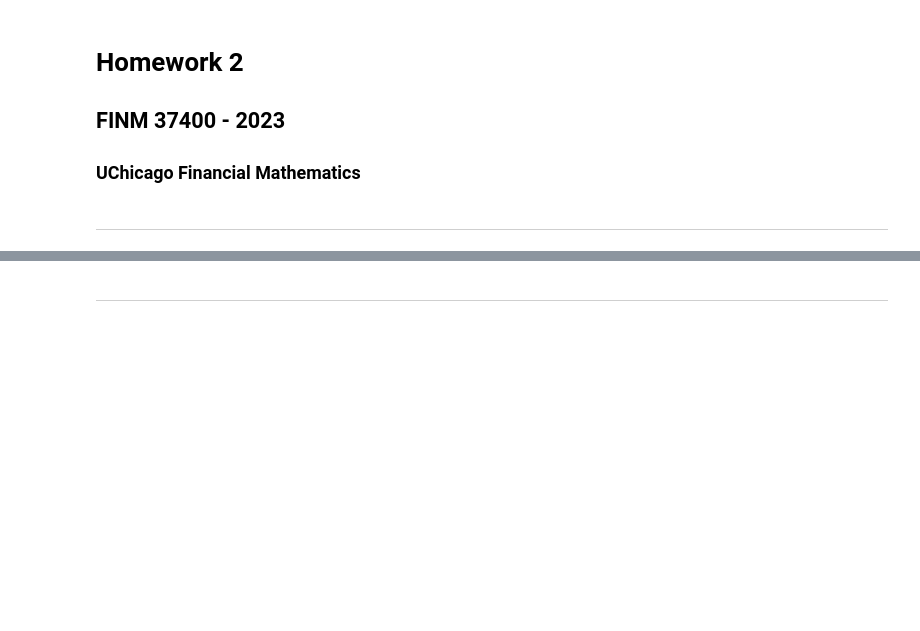
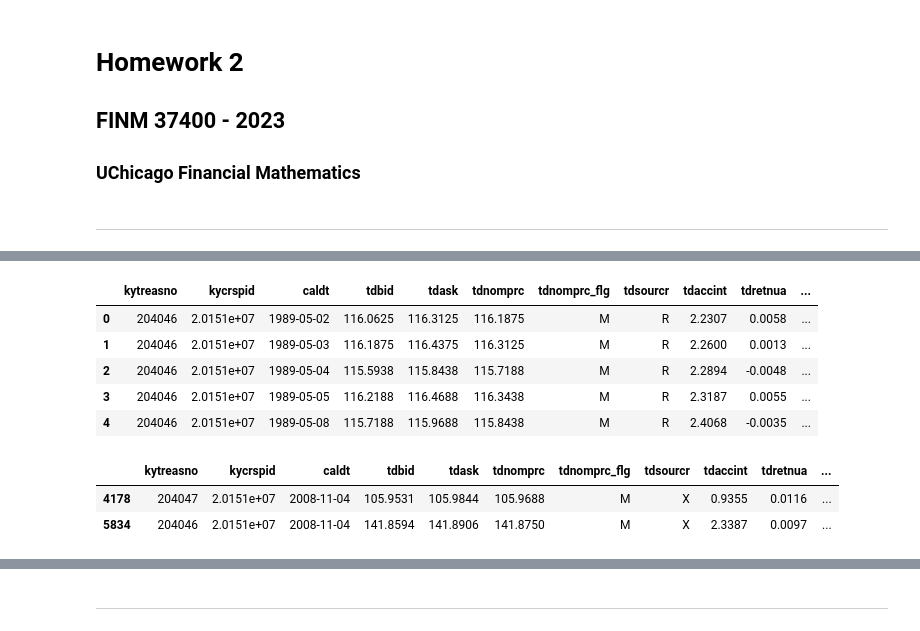
Before and after one commit to Zixin730/finm-fixedincome-2023, a Jupyter notebook: homework/Homework 2 Zixin.ipynb, the cells around one changed output, grey strips where cells are left out. Drawn from its saved outputs; the diff is of its cells as text; code cells hidden in the pictures; blank space fills up the shorter version.

```diff
--- a/homework/Homework 2 Zixin.ipynb
+++ b/homework/Homework 2 Zixin.ipynb
@@ -19,6 +19,7 @@ import matplotlib.pyplot as plt
 plt.rcParams['figure.figsize'] = (12, 6)
 plt.rcParams['font.size'] = 15
 plt.rcParams['legend.fontsize'] = 13
+pd.set_option("display.precision", 4)
 
 import sys
 sys.path.insert(0, '../cmds')
@@ -31,0 +36,20 @@ Questions TBA. Check back tomorrow for an updated version on Github.
+# %%
+QUOTE_DATE = '2015-08-15'
+
+filepath_rawdata = f'../data/treasury_ts_{QUOTE_DATE}.xlsx'
+rawdata = pd.read_excel(filepath_rawdata, sheet_name=1)
+rawdata.head()
+# %% [output]
+|  | kytreasno | kycrspid | caldt | tdbid | tdask | tdnomprc | tdnomprc_flg | tdsourcr | tdaccint | tdretnua | ... |
+| 0 | 204046 | 2.0151e+07 | 1989-05-02 | 116.0625 | 116.3125 | 116.1875 | M | R | 2.2307 | 0.0058 | ... |
+| 1 | 204046 | 2.0151e+07 | 1989-05-03 | 116.1875 | 116.4375 | 116.3125 | M | R | 2.2600 | 0.0013 | ... |
+| 2 | 204046 | 2.0151e+07 | 1989-05-04 | 115.5938 | 115.8438 | 115.7188 | M | R | 2.2894 | -0.0048 | ... |
+| 3 | 204046 | 2.0151e+07 | 1989-05-05 | 116.2188 | 116.4688 | 116.3438 | M | R | 2.3187 | 0.0055 | ... |
+| 4 | 204046 | 2.0151e+07 | 1989-05-08 | 115.7188 | 115.9688 | 115.8438 | M | R | 2.4068 | -0.0035 | ... |
+# %%
+data = rawdata[(rawdata["kytreasno"] == 204046) |( rawdata["kytreasno"] == 204047)].copy()
+display(data[data["caldt"] == "2008-11-04"])
+# %% [output]
+|  | kytreasno | kycrspid | caldt | tdbid | tdask | tdnomprc | tdnomprc_flg | tdsourcr | tdaccint | tdretnua | ... |
+| 4178 | 204047 | 2.0151e+07 | 2008-11-04 | 105.9531 | 105.9844 | 105.9688 | M | X | 0.9355 | 0.0116 | ... |
+| 5834 | 204046 | 2.0151e+07 | 2008-11-04 | 141.8594 | 141.8906 | 141.8750 | M | X | 2.3387 | 0.0097 | ... |
```
Also changed, not shown: parts of 38 cells of this notebook.
